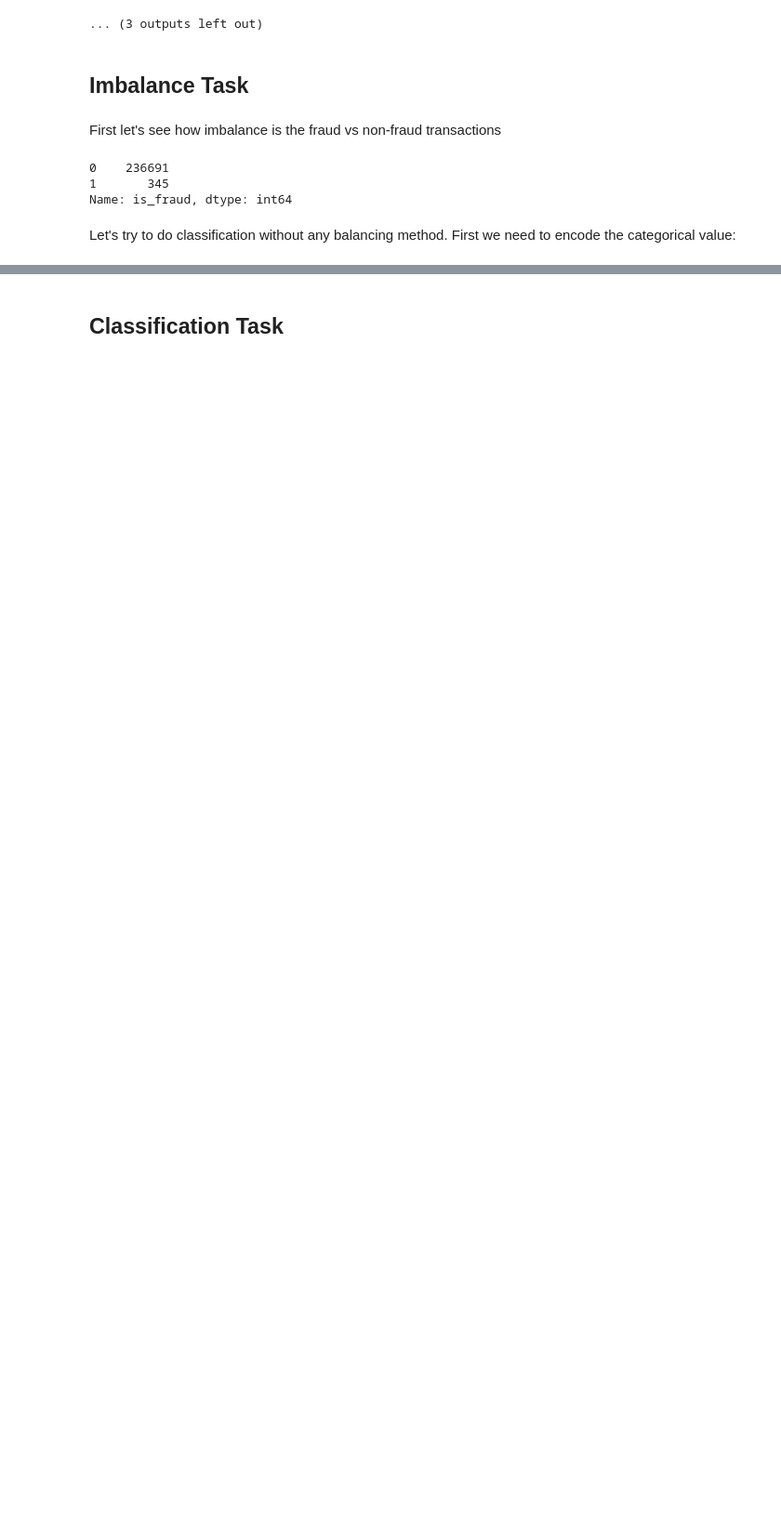
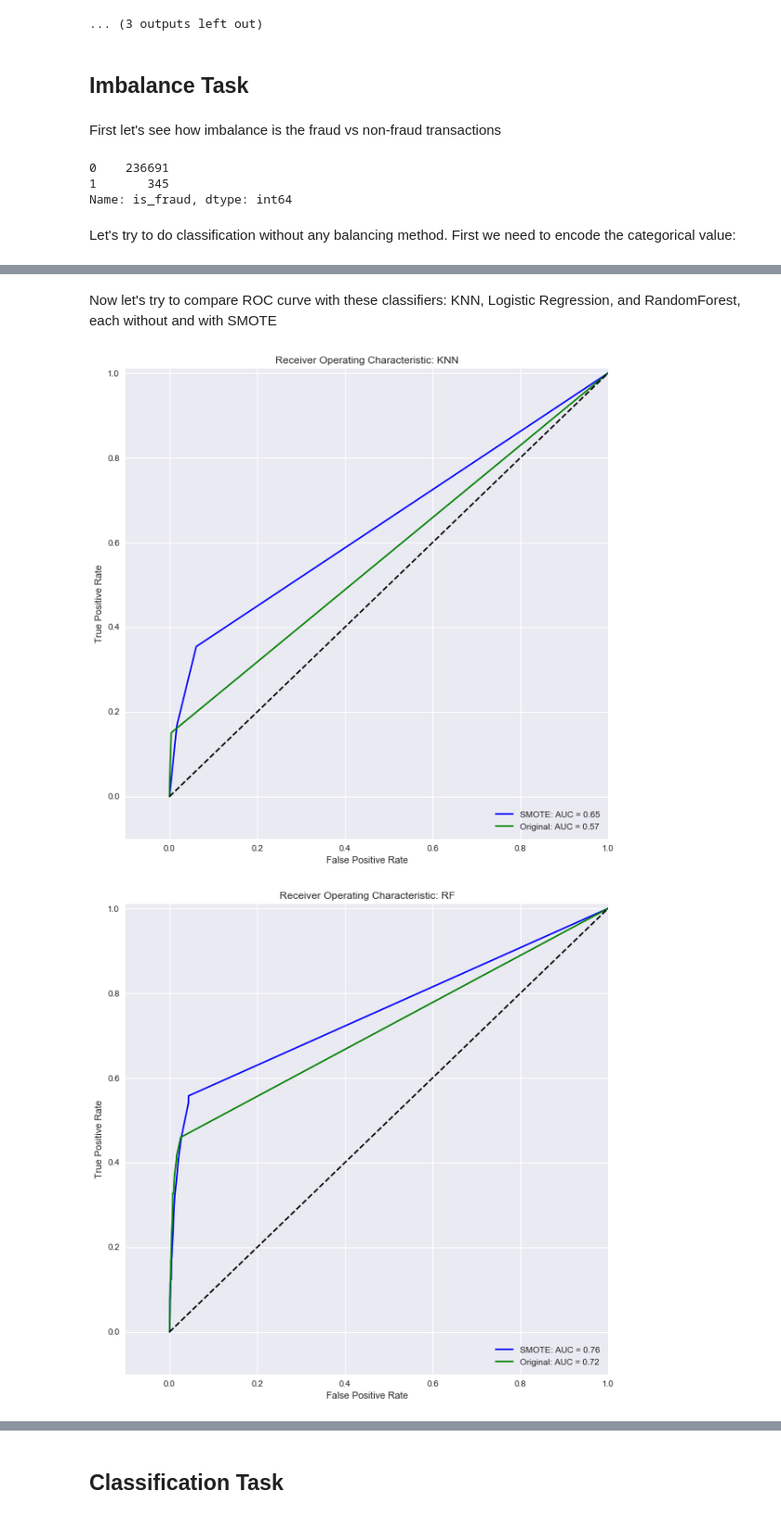
Before and after one commit to enreina/cs4035-lab, a Jupyter notebook: lab1/fraud_detection.ipynb, the cells around one changed output, grey strips where cells are left out. Shown at 93% size. Saved outputs shown, nothing was run; the diff lists cells and outputs as text; code cells hidden in the pictures; blank space fills up the shorter version.

```diff
--- a/lab1/fraud_detection.ipynb
+++ b/lab1/fraud_detection.ipynb
@@ -382,0 +462,2 @@ Improvement of recall! It became **26%** from the previous **1.7%**
+# %% [markdown]
+Now let's try to compare ROC curve with these classifiers: KNN, Logistic Regression, and RandomForest, each without and with SMOTE
@@ -382,0 +516,18 @@ Improvement of recall! It became **26%** from the previous **1.7%**
+# %%
+# plot the ROCs
+for k in clf_dict.keys():
+    plt.title('Receiver Operating Characteristic: ' + k.upper())
+
+    plt.plot(clf_dict[k]['smote']['fpr'], clf_dict[k]['smote']['tpr'], 'b',label='SMOTE: AUC = %0.2f'% clf_dict[k]['smote']['auc'])
+    plt.plot(clf_dict[k]['non-smote']['fpr'], clf_dict[k]['non-smote']['tpr'], 'g',label='Original: AUC = %0.2f'% clf_dict[k]['non-smote']['auc'])
+
+    plt.legend(loc='lower right')
+    plt.plot([0,1],[0,1],'k--')
+    plt.xlim([-0.1,1.0])
+    plt.ylim([-0.1,1.01])
+    plt.ylabel('True Positive Rate')
+    plt.xlabel('False Positive Rate')
+    plt.show()
+# %% [output]
+[figure, added]
+[figure, added]
```
Also changed, not shown: parts of 23 cells of this notebook, 1 other file.
